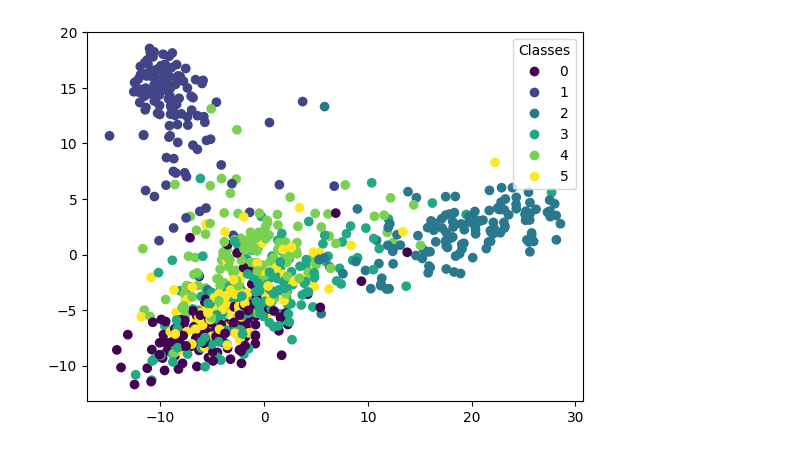
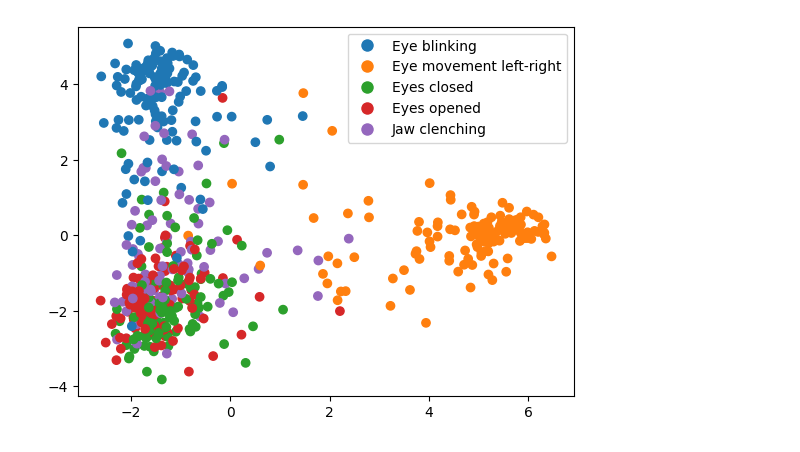
Before and after one commit to gjoelbye/GoogleBrainCaptureHackathon, a Jupyter notebook: model_test.ipynb, the cells around one changed output. Drawn from its saved outputs; the diff is of its cells as text; code cells hidden in the pictures.

```diff
--- a/model_test.ipynb
+++ b/model_test.ipynb
@@ -79,7 +77,5 @@ array([0, 1, 2, 3, 4, 5])
 # %%
-device = torch.device("cuda" if torch.cuda.is_available() else "cpu")
-
-out_features = 6
+out_features = 5
 
 model = nn.Sequential(
     encoder,
@@ -164,26 +160,36 @@ with torch.no_grad():
 
     pbar.set_description(f"Test accuracy: {100 * correct / total:2f}%")
 # %%
-latent = np.empty((X_BC.shape[0], 1536, 4))
+latent = np.empty((X_data.shape[0], 1536, 4))
 batch_size = 4
 
-for i in tqdm(range(0, X_BC.shape[0], batch_size)):
-    latent[i:i+batch_size] = encoder(X_BC[i:i+batch_size].to(device)).cpu().detach().numpy()
+for i in tqdm(range(0, X_data.shape[0], batch_size)):
+    latent[i:i+batch_size] = encoder(X_data[i:i+batch_size].to(device)).cpu().detach().numpy()
 latent = latent.reshape((latent.shape[0], -1))
-# %%
-# Run PCA on latent
-braincapture_annotations = {'Eye blinking': 0, 'Eye movement left-right': 1, 'Eyes closed': 2, 'Eyes opened': 3, 'Jaw clenching': 4, 'Hyperventilation': 5}
-
-pca = PCA(n_components=30)
-pca = pca.fit(latent)
-latent_pca = pca.transform(latent)
-
-fig, ax = plt.subplots()
-plot = ax.scatter(latent_pca[:, 0], latent_pca[:, 1], c = y_BC)
-# Legend according to color c = y_BC
-ax.legend(*plot.legend_elements(), title="Classes")
-
-
-plt.show()
-# %% [output]
-[figure, removed]
+# %%
+# Run PCA on latent
+pca = PCA(n_components=30)
+latent_pca = pca.fit_transform(latent)
+
+fig, ax = plt.subplots()
+
+# Generate a colormap that has as many colors as you have unique labels
+unique_labels = torch.unique(y_data.cpu())
+n_unique_labels = len(unique_labels)
+cmap = ListedColormap(plt.cm.get_cmap('tab10').colors[:n_unique_labels])
+
+# Map each label to a color
+label_to_color = {label.item(): cmap(i) for i, label in enumerate(unique_labels)}
+
+# Color each point in the scatter plot according to its label
+colors = [label_to_color[label.item()] for label in y_data.cpu()]
+scatter = ax.scatter(latent_pca[:, 0], latent_pca[:, 1], c=colors)
+
+# Create legend
+legend_labels = [list(annotations.keys())[value] for value in unique_labels]
+legend_elements = [plt.Line2D([0], [0], marker='o', color='w', label=label, markerfacecolor=label_to_color[value.item()], markersize=10) for label, value in zip(legend_labels, unique_labels)]
+plt.legend(handles=legend_elements)
+
+plt.show()
+# %% [output]
+[figure, added]
```
Also changed, not shown: parts of 11 cells of this notebook, 1 other file.
